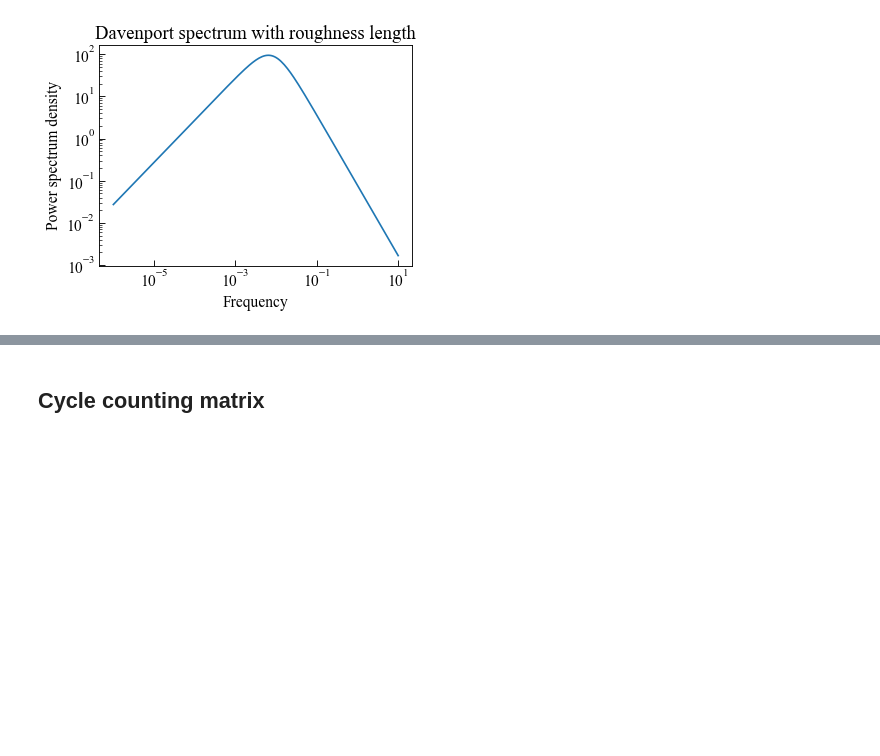
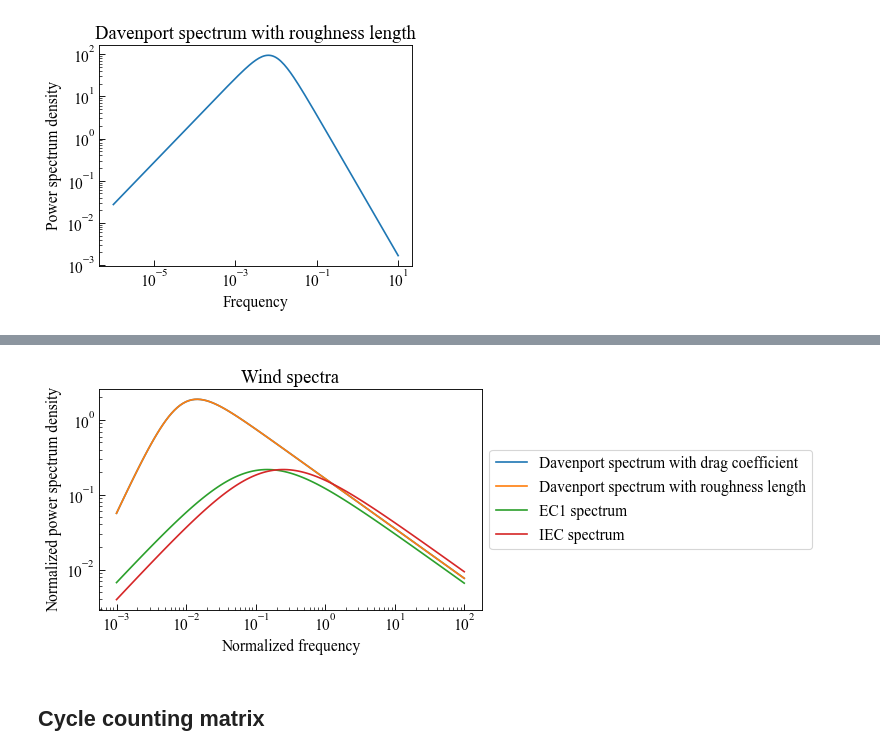
Before and after one commit to dpzhuX/ffpack, a Jupyter notebook: docs/source/load spectra and matrices.ipynb, the cells around one changed output, grey strips where cells are left out. Drawn from its saved outputs; the diff is of its cells as text; code cells hidden in the pictures; blank space fills up the shorter version.

```diff
--- a/docs/source/load spectra and matrices.ipynb
+++ b/docs/source/load spectra and matrices.ipynb
@@ -940,3 +997,50 @@ plt.show()
+# %%
+delta1 = 10
+dsnResults = [ davenportSpectrumWithDragCoef( n, delta1, normalized=True )
+               for n in wdRange ]
+# %%
+uz = 10
+dsrnResults = [ davenportSpectrumWithRoughnessLength( n, uz, normalized=True )
+                for n in wdRange ]
+# %%
+uz = 10
+ec1nResults = [ ec1Spectrum( n, uz, normalized=True ) for n in wdRange ]
+# %%
+vhub = 10
+icenResults = [ iecSpectrum( f, vhub, normalized=True ) for f in wdRange ]
+# %%
+fig, ax = plt.subplots( figsize=(10, 4) )
+plt.xscale("log")
+plt.yscale("log")
+
+ax.plot( np.array( dsnRange ),
+         np.array( dsnResults ),
+         label="Davenport spectrum with drag coefficient" )
+ax.plot( np.array( dsrnRange ),
+         np.array( dsrnResults ),
+         label="Davenport spectrum with roughness length" )
+ax.plot( np.array( ec1nRange ),
+         np.array( ec1nResults ),
+         label="EC1 spectrum" )
+ax.plot( np.array( icenRange ),
+         np.array( icenResults ),
+         label="IEC spectrum" )
+
+
+ax.tick_params(axis='x', direction="in", length=5)
+ax.tick_params(axis='y', direction="in", length=5)
+ax.tick_params(axis='x', direction="in", length=3, which='minor')
+ax.tick_params(axis='y', direction="in", length=3, which='minor')
+ax.set_xlabel( "Normalized frequency" )
+ax.set_ylabel( "Normalized power spectrum density" )
+ax.set_title( "Wind spectra" )
+
+ax.legend(loc='center left', bbox_to_anchor=(1, 0.5))
+
+plt.tight_layout()
+plt.show()
+# %% [output]
+[figure, added]
 # %% [markdown]
 ## Cycle counting matrix
 # %% [markdown]
```
Also changed, not shown: parts of 71 cells of this notebook, 1 other file.
